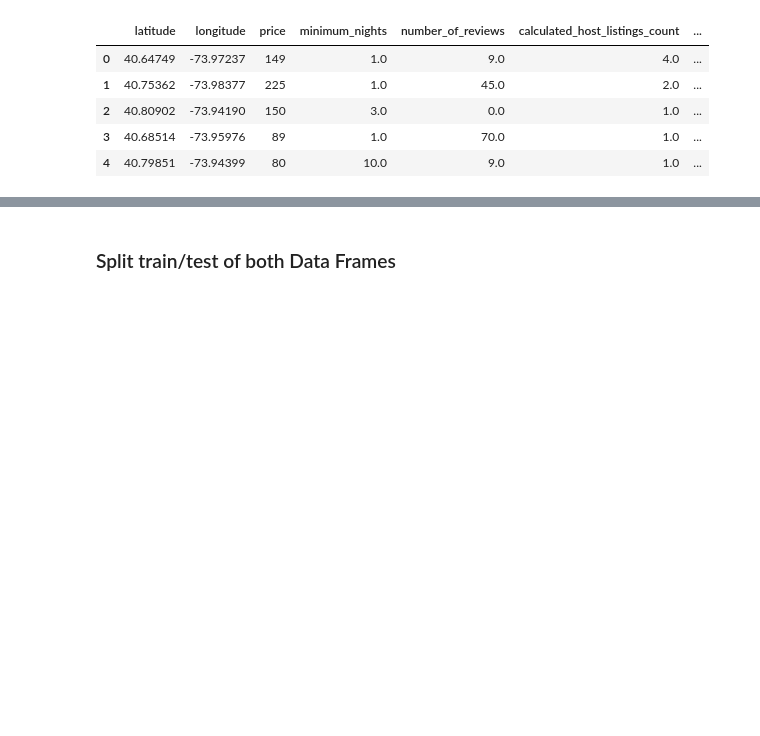
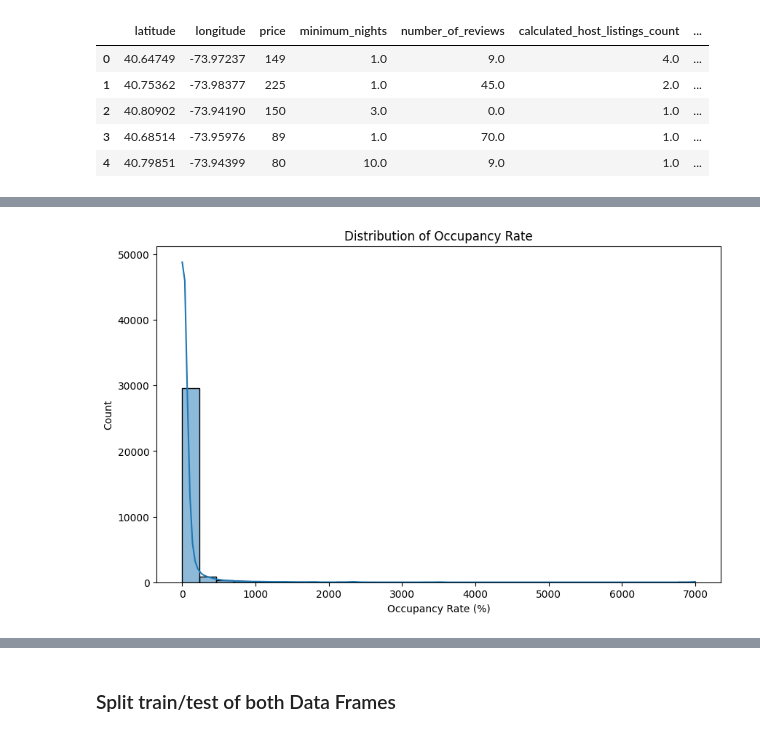
Before and after one commit to RitaViegas/RitaViegas---machine-learning-python-template, a Jupyter notebook: src/explore.ipynb, the cells around one changed output, grey strips where cells are left out. Cells and saved outputs as stored; diff of their text form; code cells hidden in the pictures; blank space fills up the shorter version.

```diff
--- a/src/explore.ipynb
+++ b/src/explore.ipynb
@@ -535,10 +541,10 @@ def remove_outliers(x, feature_name, allow_neg=True):
 
     x = x.apply(lambda x: upper_lim if (x > upper_lim) else (lower_lim if (x < lower_lim) else x))
     # create a directory
-    os.makedirs('./enc', exist_ok=True)
+    #os.makedirs('./enc', exist_ok=True)
 
     # Save the limits to a JSON file
-    filename = f'./enc/outliers_lims_{feature_name}.json'
+    filename = f'/workspaces/RitaViegas---machine-learning-python-template/data/interim/outliers_lims_{feature_name}.json'
     json.dump({'upper_lim': upper_lim, 'lower_lim': lower_lim}, open(filename, 'w'))
 
     return x
@@ -604,0 +635,12 @@ df_without_outliers.head()
+# %%
+import matplotlib.pyplot as plt
+import seaborn as sns
+
+plt.figure(figsize=(10, 6))
+sns.histplot(df_without_outliers['occupancy_rate'], bins=30, kde=True)
+plt.title('Distribution of Occupancy Rate')
+plt.xlabel('Occupancy Rate (%)')
+plt.ylabel('Count')
+plt.show()
+# %% [output]
+[figure, added]
```
Also changed, not shown: parts of 16 cells of this notebook, 9 other files.
